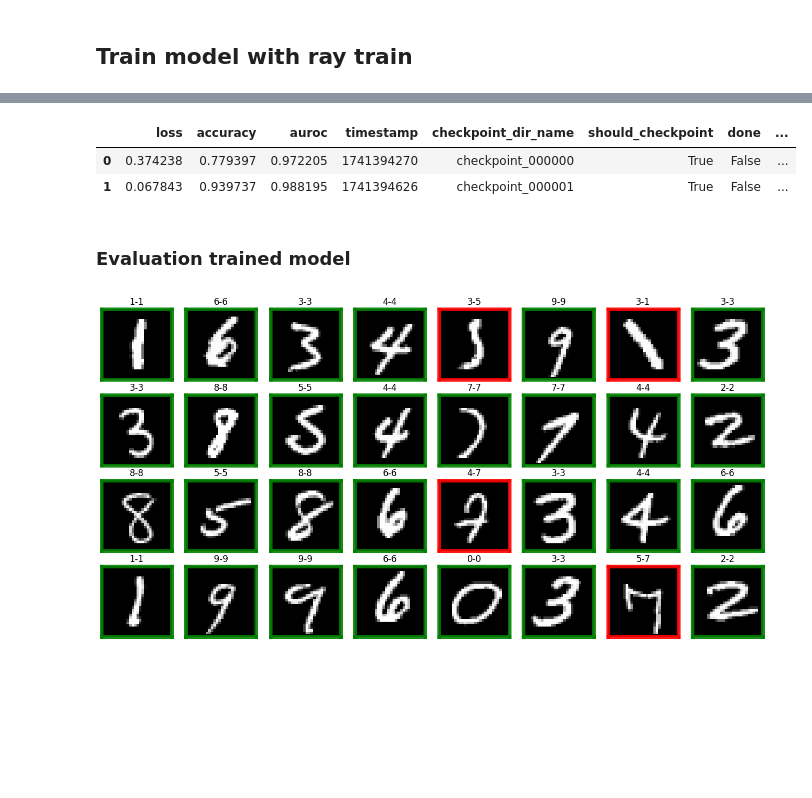
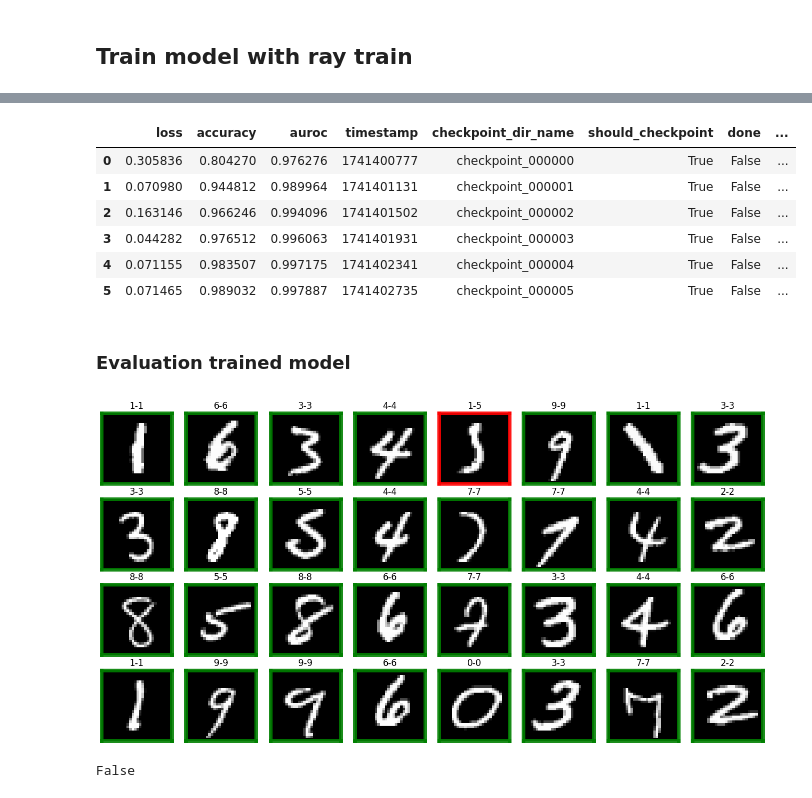
Before and after one commit to schnell18/play-data-science, a Jupyter notebook: ray101/resnet18-mnist.ipynb, the cells around one changed output, grey strips where cells are left out. Drawn from its saved outputs; the diff is of its cells as text; code cells hidden in the pictures; blank space fills up the shorter version.

```diff
--- a/ray101/resnet18-mnist.ipynb
+++ b/ray101/resnet18-mnist.ipynb
@@ -96,7 +96,7 @@ from ray.train.torch import TorchTrainer
 
 storage_path = "/tmp/ray_train"
 run_config = RunConfig(storage_path=storage_path, name="distributed-mnist-resnet18")
-scaling_config = ScalingConfig(num_workers=2, use_gpu=False)
+scaling_config = ScalingConfig(num_workers=2, use_gpu=torch.cuda.is_available())
 
 trainer = TorchTrainer(
     train_loop_ray_train,
@@ -129,9 +205,13 @@ Number of trials: 1/1 (1 RUNNING)
 # %%
-result.checkpoint
+result.metrics_dataframe
 # %% [output]
 |  | loss | accuracy | auroc | timestamp | checkpoint_dir_name | should_checkpoint | done | ... |
-| 0 | 0.374238 | 0.779397 | 0.972205 | 1741394270 | checkpoint_000000 | True | False | ... |
-| 1 | 0.067843 | 0.939737 | 0.988195 | 1741394626 | checkpoint_000001 | True | False | ... |
+| 0 | 0.305836 | 0.804270 | 0.976276 | 1741400777 | checkpoint_000000 | True | False | ... |
+| 1 | 0.070980 | 0.944812 | 0.989964 | 1741401131 | checkpoint_000001 | True | False | ... |
+| 2 | 0.163146 | 0.966246 | 0.994096 | 1741401502 | checkpoint_000002 | True | False | ... |
+| 3 | 0.044282 | 0.976512 | 0.996063 | 1741401931 | checkpoint_000003 | True | False | ... |
+| 4 | 0.071155 | 0.983507 | 0.997175 | 1741402341 | checkpoint_000004 | True | False | ... |
+| 5 | 0.071465 | 0.989032 | 0.997887 | 1741402735 | checkpoint_000005 | True | False | ... |
 # %% [markdown]
 ### Evaluation trained model
 # %%
@@ -148,4 +228,8 @@ batch_no = 4
 
 eval_model(batch_no, loaded_model, dataset)
 # %% [output]
-[figure, old version]
+[figure, new version]
+# %%
+torch.cuda.is_available()
+# %% [output]
+False
```
Also changed, not shown: parts of 1 cell of this notebook, 4 other files.
